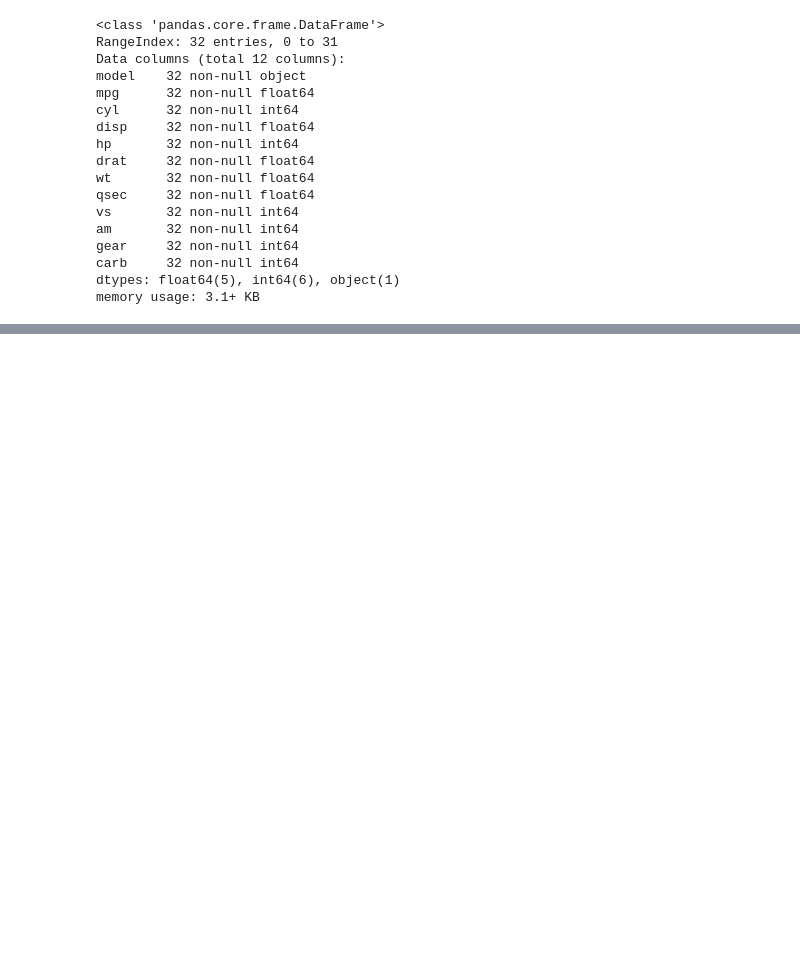
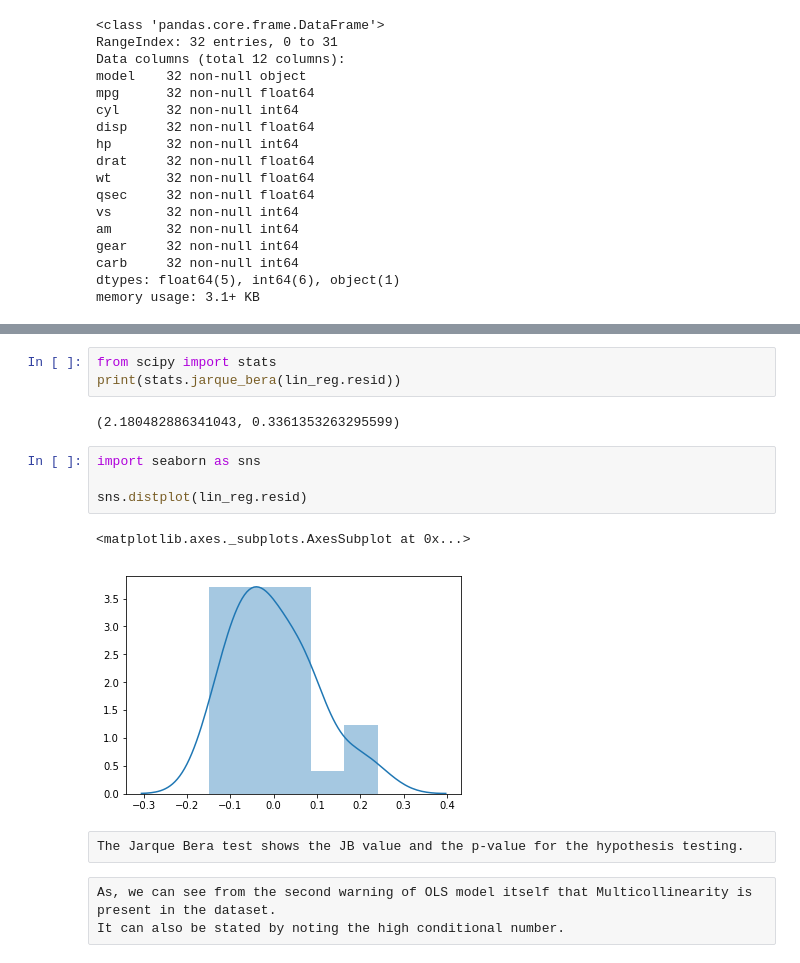
Before and after one commit to mynamerahulkumar/GitHub, a Jupyter notebook: Great_learning_data_science/supervised_learning/inclass/Inclass_day1.ipynb, the cells around one changed output, grey strips where cells are left out. Saved outputs shown, nothing was run; the diff lists cells and outputs as text; blank space fills up the shorter version.

```diff
--- a/Great_learning_data_science/supervised_learning/inclass/Inclass_day1.ipynb
+++ b/Great_learning_data_science/supervised_learning/inclass/Inclass_day1.ipynb
@@ -46,0 +298,17 @@ df.describe()
+# %%
+from scipy import stats
+print(stats.jarque_bera(lin_reg.resid))
+# %% [output]
+(2.180482886341043, 0.3361353263295599)
+# %%
+import seaborn as sns
+
+sns.distplot(lin_reg.resid)
+# %% [output]
+<matplotlib.axes._subplots.AxesSubplot at 0x...>
+[figure, added]
+# %% [raw]
+The Jarque Bera test shows the JB value and the p-value for the hypothesis testing.
+# %% [raw]
+As, we can see from the second warning of OLS model itself that Multicollinearity is present in the dataset.
+It can also be stated by noting the high conditional number.
```
Also changed, not shown: parts of 56 cells of this notebook, 10 other files.
